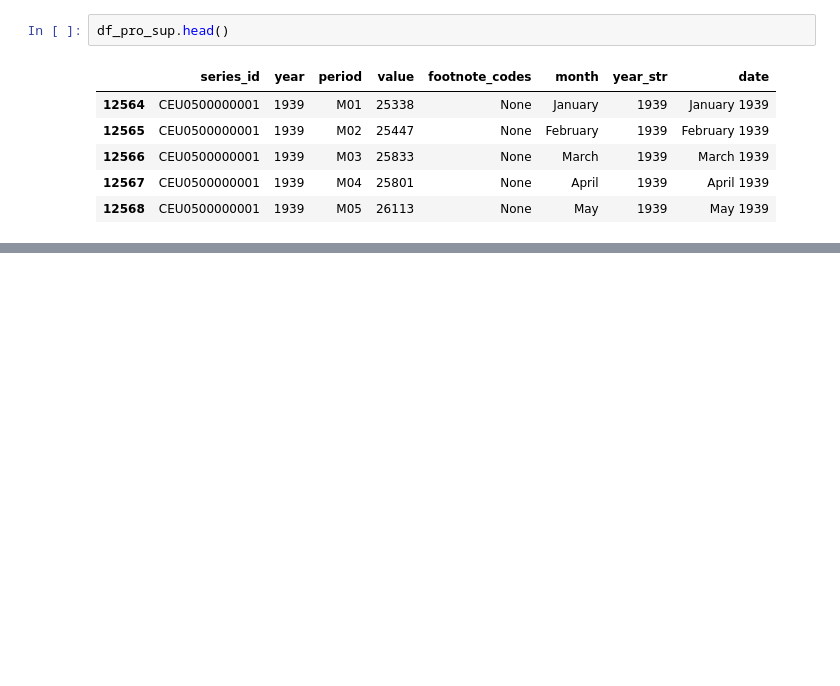
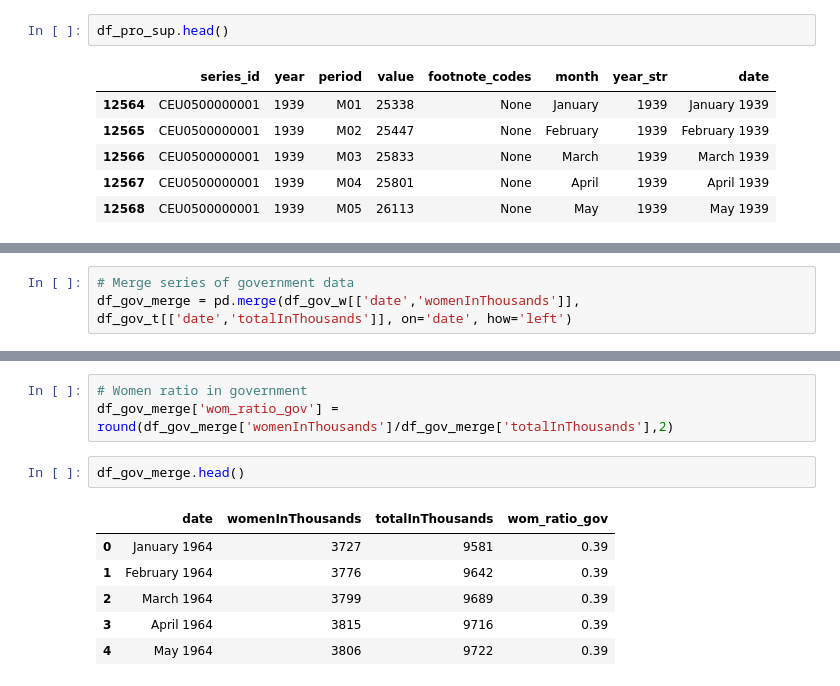
Before and after one commit to rpoandres/NG_DA_Challenge, a Jupyter notebook: Main.ipynb, the cells around one changed output, grey strips where cells are left out. Cells and saved outputs as stored; diff of their text form; blank space fills up the shorter version.

```diff
--- a/Main.ipynb
+++ b/Main.ipynb
@@ -326,0 +343,3 @@ df_pro_sup.head()
+# %%
+# Merge series of government data
+df_gov_merge = pd.merge(df_gov_w[['date','womenInThousands']], df_gov_t[['date','totalInThousands']], on='date', how='left')
@@ -326,0 +355,12 @@ df_pro_sup.head()
+# %%
+# Women ratio in government
+df_gov_merge['wom_ratio_gov'] = round(df_gov_merge['womenInThousands']/df_gov_merge['totalInThousands'],2)
+# %%
+df_gov_merge.head()
+# %% [output]
+|  | date | womenInThousands | totalInThousands | wom_ratio_gov |
+| 0 | January 1964 | 3727 | 9581 | 0.39 |
+| 1 | February 1964 | 3776 | 9642 | 0.39 |
+| 2 | March 1964 | 3799 | 9689 | 0.39 |
+| 3 | April 1964 | 3815 | 9716 | 0.39 |
+| 4 | May 1964 | 3806 | 9722 | 0.39 |
```
Also changed, not shown: parts of 16 cells of this notebook.
